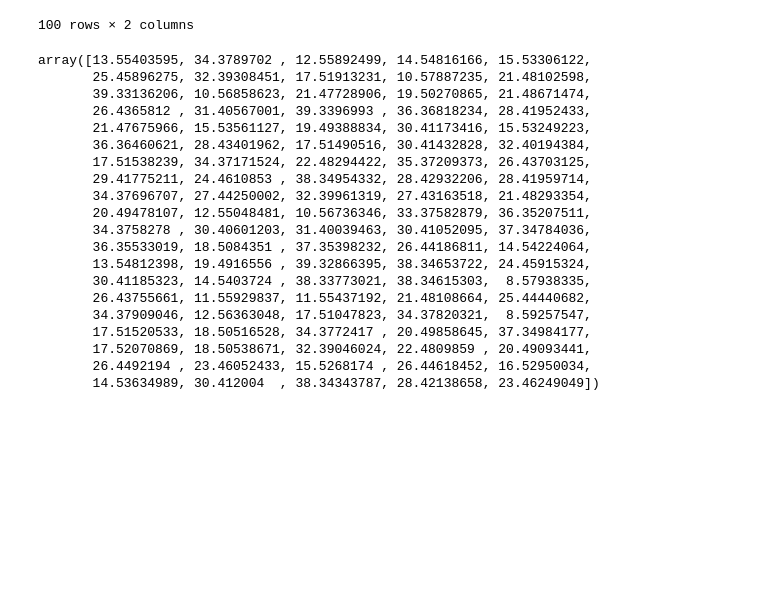
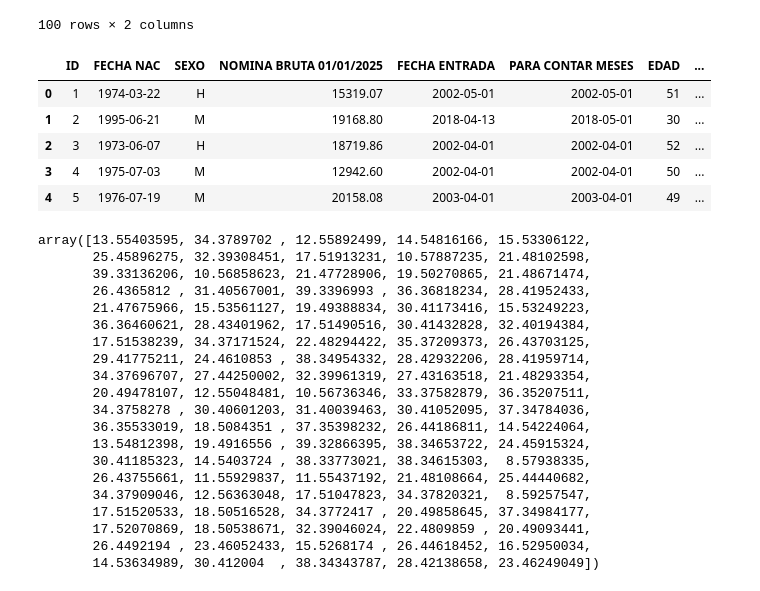
Before and after one commit to ortegafer/reto07_verde_oscuro, a Jupyter notebook: notebooks/Data Mining/modelizacion.ipynb, the cells around one changed output. Cells and saved outputs as stored; diff of their text form; code cells hidden in the pictures; blank space fills up the shorter version.

```diff
--- a/notebooks/Data Mining/modelizacion.ipynb
+++ b/notebooks/Data Mining/modelizacion.ipynb
@@ -209,6 +209,19 @@ X_2
 100 rows × 2 columns
 # %%
 predicciones=model.predict(X_2)
+# %%
+df['AÑOS HASTA JUBILACION'] = predicciones
+# %%
+df['EDAD DE JUBILACION'] = df['EDAD'] + df['AÑOS HASTA JUBILACION']
+# %%
+df.head()
+# %% [output]
+|  | ID | FECHA NAC | SEXO | NOMINA BRUTA 01/01/2025 | FECHA ENTRADA | PARA CONTAR MESES | EDAD | ... |
+| 0 | 1 | 1974-03-22 | H | 15319.07 | 2002-05-01 | 2002-05-01 | 51 | ... |
+| 1 | 2 | 1995-06-21 | M | 19168.80 | 2018-04-13 | 2018-05-01 | 30 | ... |
+| 2 | 3 | 1973-06-07 | H | 18719.86 | 2002-04-01 | 2002-04-01 | 52 | ... |
+| 3 | 4 | 1975-07-03 | M | 12942.60 | 2002-04-01 | 2002-04-01 | 50 | ... |
+| 4 | 5 | 1976-07-19 | M | 20158.08 | 2003-04-01 | 2003-04-01 | 49 | ... |
 # %%
 predicciones
 # %% [output]
```
Also changed, not shown: 2 other files.
